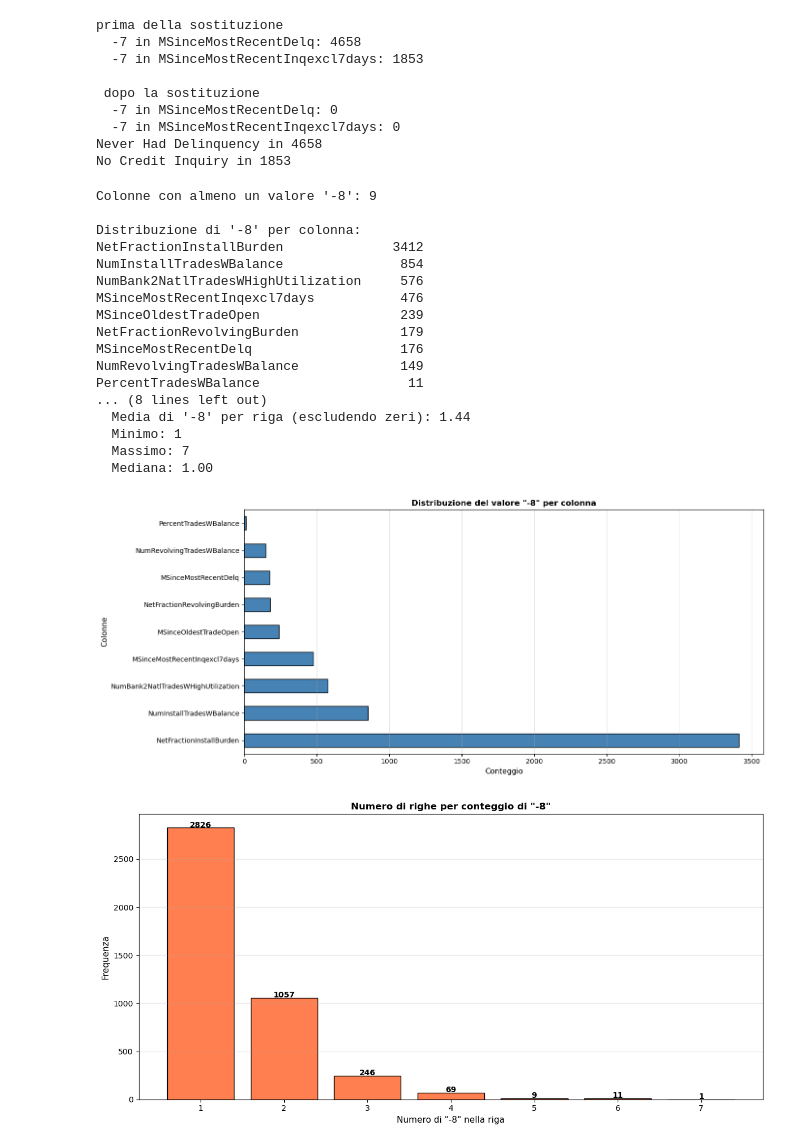
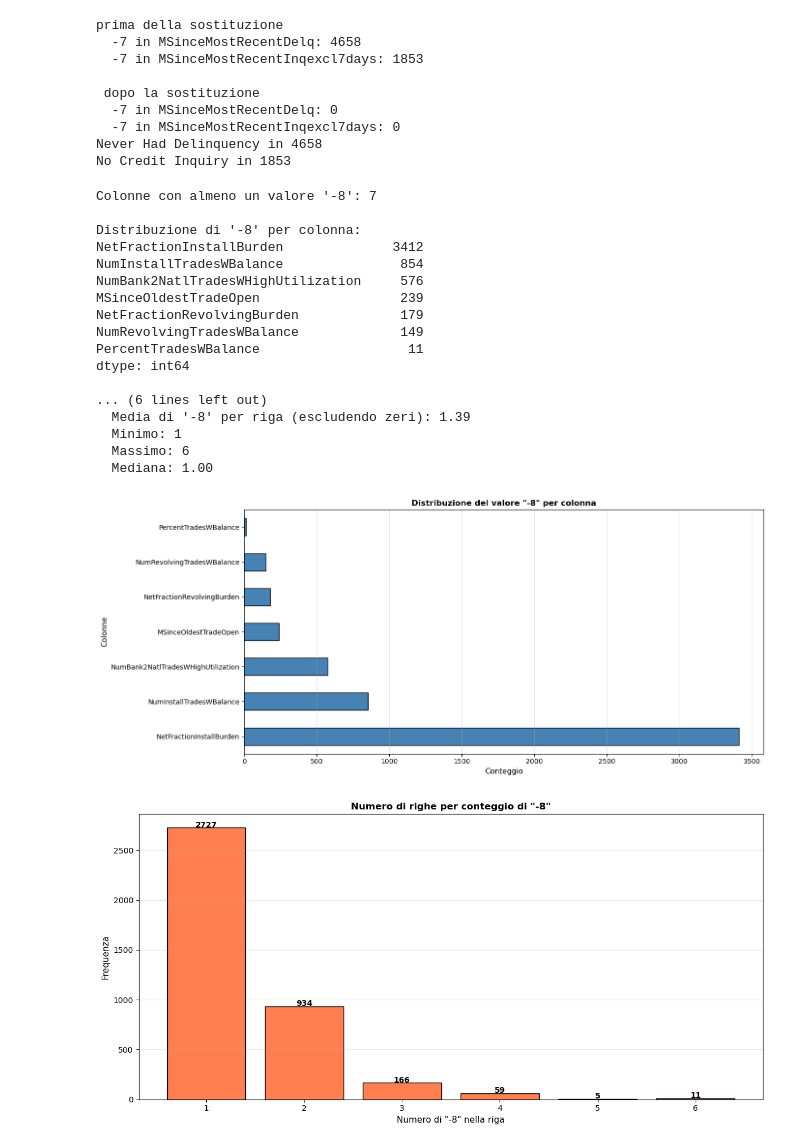
Before and after one commit to Gmarco2706/DLLM_Project, a Jupyter notebook: DLLM_Project/notebooks/PreProcessing.ipynb, the cells around one changed output. Cells and saved outputs as stored; diff of their text form; code cells hidden in the pictures.

```diff
--- a/DLLM_Project/notebooks/PreProcessing.ipynb
+++ b/DLLM_Project/notebooks/PreProcessing.ipynb
@@ -5,7 +5,7 @@ import matplotlib.pyplot as plt
 import seaborn as sns
 
 
-df = pd.read_csv('/Users/marcogreco/DLLM_ProjectBiometria/DLLM_Project/Dataset/heloc_dataset.csv')
+df = pd.read_csv('/Users/marcogreco/DLLM_ProjectBiometria/DLLM_Project/data/raw/heloc_dataset.csv')
 # %%
 #Analisi e visualizzazione dei valori mancanti -7, -8, -9
 
@@ -228,10 +228,10 @@ Verifica post-rimozione - Distribuzione '-9' per colonna:
 Nessun valore '-9' rimasto nel dataset
 [figure]
 # %%
-#Analisi del valore "-7" su heloc_dataset_no9.csv
+#Analisi del valore "-7" su heloc_dataset_no9DLLM.csv
 
 # Caricamento del dataset senza -9
-df = pd.read_csv('/Users/marcogreco/DLLM_ProjectBiometria/DLLM_Project/Dataset/heloc_dataset_no9.csv')
+df = pd.read_csv('/Users/marcogreco/DLLM_ProjectBiometria/DLLM_Project/data/processed/heloc_dataset_no9DLLM.csv')
 
 # Conteggio di -7 per colonna
 minus_7_per_col = (df == -7).sum()
@@ -341,10 +341,10 @@ prima della sostituzione
 Never Had Delinquency in 4658
 No Credit Inquiry in 1853
 # %%
-#Analisi del valore "-8" su heloc_dataset_no9.csv
+#Analisi del valore "-8" su heloc_dataset_no9DLLM.csv
 
 # Caricamento del dataset senza -9
-df = pd.read_csv('/Users/marcogreco/DLLM_ProjectBiometria/DLLM_Project/Dataset/heloc_dataset_no9.csv')
+df = pd.read_csv('/Users/marcogreco/DLLM_ProjectBiometria/DLLM_Project/data/processed/heloc_dataset_no9_no7DLLM.csv')
 
 # Conteggio di -8 per colonna
 minus_8_per_col = (df == -8).sum()
@@ -382,41 +382,41 @@ ax.grid(axis='x', alpha=0.3)
 plt.tight_layout()
 plt.show()
 
 # Visualizzazione: Percentuale di righe per conteggio di -8
 value_counts_8 = minus_8_count_per_row[minus_8_count_per_row > 0].value_counts().sort_index()
 fig, ax = plt.subplots(figsize=(12, 6))
 ax.bar(value_counts_8.index, value_counts_8.values, color='coral', edgecolor='black')
 ax.set_title('Numero di righe per conteggio di "-8"', fontsize=12, fontweight='bold')
 ax.set_xlabel('Numero di "-8" nella riga', fontsize=11)
 ax.set_ylabel('Frequenza', fontsize=11)
 ax.grid(axis='y', alpha=0.3)
 
 # Aggiungi i valori sopra le barre
 for i, v in enumerate(value_counts_8.values):
     ax.text(value_counts_8.index[i], v + 5, str(v), ha='center', fontweight='bold')
 
 plt.tight_layout()
 plt.show()
 # %% [output]
-Colonne con almeno un valore '-8': 9
+Colonne con almeno un valore '-8': 7
 
 Distribuzione di '-8' per colonna:
 NetFractionInstallBurden              3412
 NumInstallTradesWBalance               854
 NumBank2NatlTradesWHighUtilization     576
-MSinceMostRecentInqexcl7days           476
 MSinceOldestTradeOpen                  239
 NetFractionRevolvingBurden             179
-MSinceMostRecentDelq                   176
 NumRevolvingTradesWBalance             149
 PercentTradesWBalance                   11
-... (8 lines left out)
-  Media di '-8' per riga (escludendo zeri): 1.44
+dtype: int64
+
+... (6 lines left out)
+  Media di '-8' per riga (escludendo zeri): 1.39
   Minimo: 1
-  Massimo: 7
+  Massimo: 6
   Mediana: 1.00
-[figure, old version]
+[figure, new version]
-[figure, old version]
+[figure, new version]
 # %%
 #si è notato che il valore -8 compare nelle colonne "NetFractionInstallBurden" "NumInstallTradesWBalance" "NumBank2NatlTradesWHighUtilization"
 #"MSinceMostRecentInqexcl7days" "MSinceOldestTradeOpen" "NetFractionRevolvingBurden" "MSinceMostRecentDelq"
```
Also changed, not shown: parts of 6 cells of this notebook, 5 other files.
